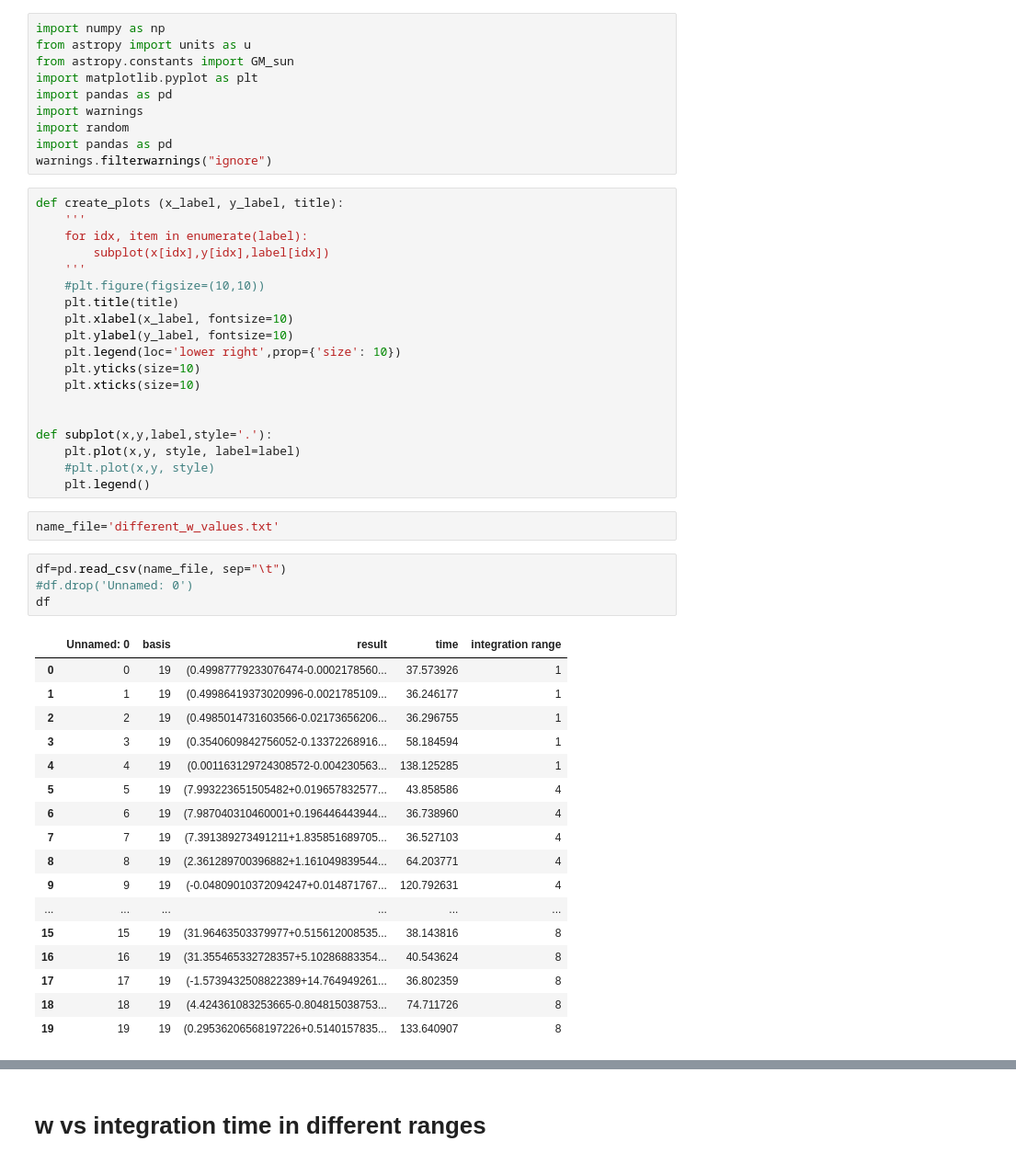
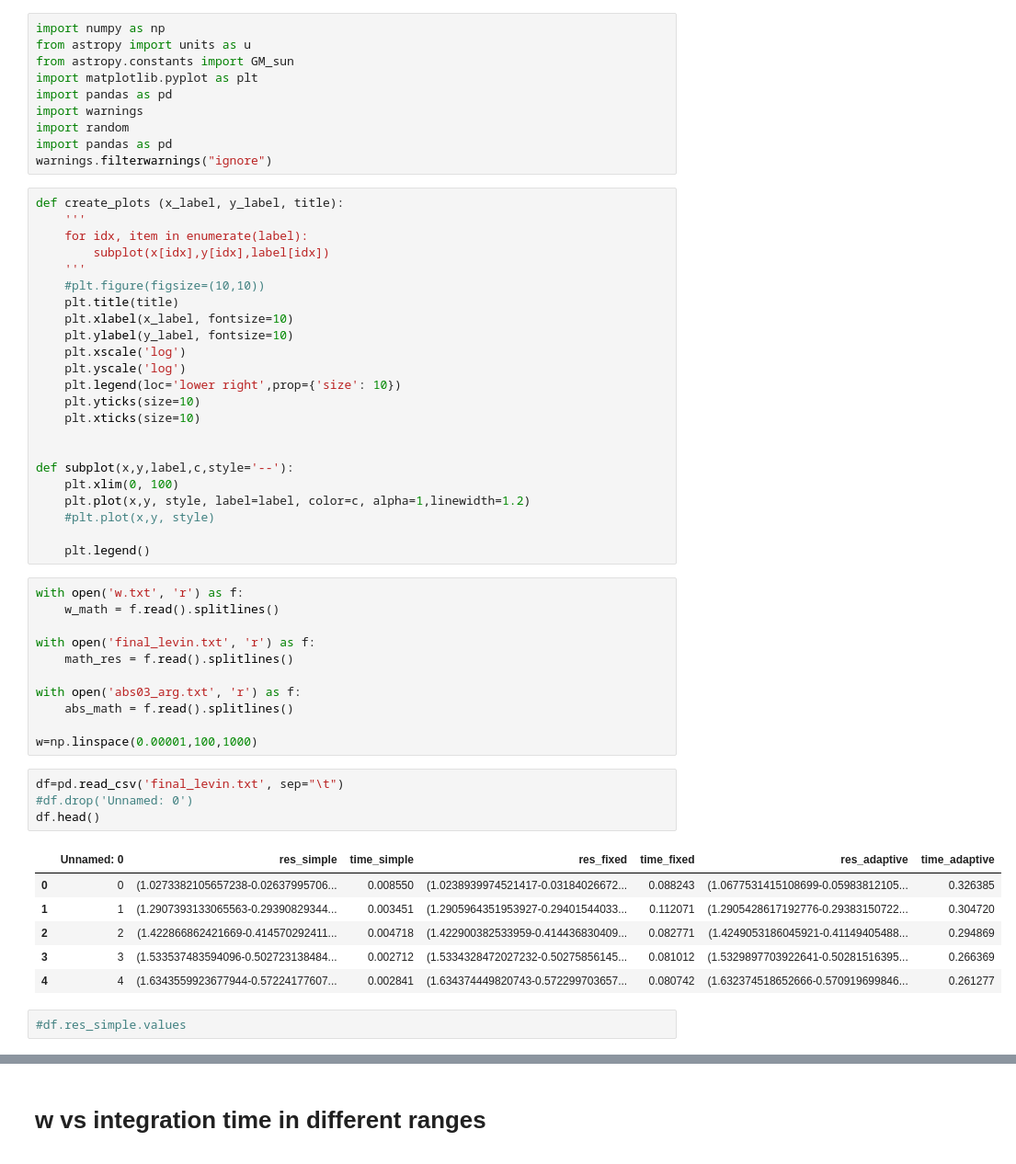
Before and after one commit to margres/Master-thesis, a Jupyter notebook: plot_levin.ipynb, the cells around one changed output, grey strips where cells are left out. Shown at 92% size. Cells and saved outputs as stored; diff of their text form.

```diff
--- a/plot_levin.ipynb
+++ b/plot_levin.ipynb
@@ -18,36 +18,40 @@ def create_plots (x_label, y_label, title):
     plt.title(title)
     plt.xlabel(x_label, fontsize=10)
     plt.ylabel(y_label, fontsize=10)
+    plt.xscale('log')
+    plt.yscale('log')
     plt.legend(loc='lower right',prop={'size': 10})
     plt.yticks(size=10)
     plt.xticks(size=10)
 
 
-def subplot(x,y,label,style='.'):
-    plt.plot(x,y, style, label=label)
+def subplot(x,y,label,c,style='--'):
+    plt.xlim(0, 100)
+    plt.plot(x,y, style, label=label, color=c, alpha=1,linewidth=1.2)
     #plt.plot(x,y, style)
+
     plt.legend()
-# %%
-name_file='different_w_values.txt'
+# %%
+with open('w.txt', 'r') as f:
+    w_math = f.read().splitlines()
+
+with open('final_levin.txt', 'r') as f:
+    math_res = f.read().splitlines()
+
+with open('abs03_arg.txt', 'r') as f:
+    abs_math = f.read().splitlines()
+
+w=np.linspace(0.00001,100,1000)
 # %%
-df=pd.read_csv(name_file, sep="\t")
+df=pd.read_csv('final_levin.txt', sep="\t")
 #df.drop('Unnamed: 0')
-df
+df.head()
 # %% [output]
-|  | Unnamed: 0 | basis | result | time | integration range |
-| 0 | 0 | 19 | (0.49987779233076474-0.0002178560... | 37.573926 | 1 |
-| 1 | 1 | 19 | (0.49986419373020996-0.0021785109... | 36.246177 | 1 |
-| 2 | 2 | 19 | (0.4985014731603566-0.02173656206... | 36.296755 | 1 |
-| 3 | 3 | 19 | (0.3540609842756052-0.13372268916... | 58.184594 | 1 |
-| 4 | 4 | 19 | (0.001163129724308572-0.004230563... | 138.125285 | 1 |
-| 5 | 5 | 19 | (7.993223651505482+0.019657832577... | 43.858586 | 4 |
-| 6 | 6 | 19 | (7.987040310460001+0.196446443944... | 36.738960 | 4 |
-| 7 | 7 | 19 | (7.391389273491211+1.835851689705... | 36.527103 | 4 |
-| 8 | 8 | 19 | (2.361289700396882+1.161049839544... | 64.203771 | 4 |
-| 9 | 9 | 19 | (-0.04809010372094247+0.014871767... | 120.792631 | 4 |
-| ... | ... | ... | ... | ... | ... |
-| 15 | 15 | 19 | (31.96463503379977+0.515612008535... | 38.143816 | 8 |
-| 16 | 16 | 19 | (31.355465332728357+5.10286883354... | 40.543624 | 8 |
-| 17 | 17 | 19 | (-1.5739432508822389+14.764949261... | 36.802359 | 8 |
-| 18 | 18 | 19 | (4.424361083253665-0.804815038753... | 74.711726 | 8 |
-| 19 | 19 | 19 | (0.29536206568197226+0.5140157835... | 133.640907 | 8 |
+|  | Unnamed: 0 | res_simple | time_simple | res_fixed | time_fixed | res_adaptive | time_adaptive |
+| 0 | 0 | (1.0273382105657238-0.02637995706... | 0.008550 | (1.0238939974521417-0.03184026672... | 0.088243 | (1.0677531415108699-0.05983812105... | 0.326385 |
+| 1 | 1 | (1.2907393133065563-0.29390829344... | 0.003451 | (1.2905964351953927-0.29401544033... | 0.112071 | (1.2905428617192776-0.29383150722... | 0.304720 |
+| 2 | 2 | (1.422866862421669-0.414570292411... | 0.004718 | (1.422900382533959-0.414436830409... | 0.082771 | (1.4249053186045921-0.41149405488... | 0.294869 |
+| 3 | 3 | (1.533537483594096-0.502723138484... | 0.002712 | (1.5334328472027232-0.50275856145... | 0.081012 | (1.5329897703922641-0.50281516395... | 0.266369 |
+| 4 | 4 | (1.6343559923677944-0.57224177607... | 0.002841 | (1.634374449820743-0.572299703657... | 0.080742 | (1.632374518652666-0.570919699846... | 0.261277 |
+# %%
+#df.res_simple.values
```
Also changed, not shown: parts of 27 cells of this notebook, 23 other files.
